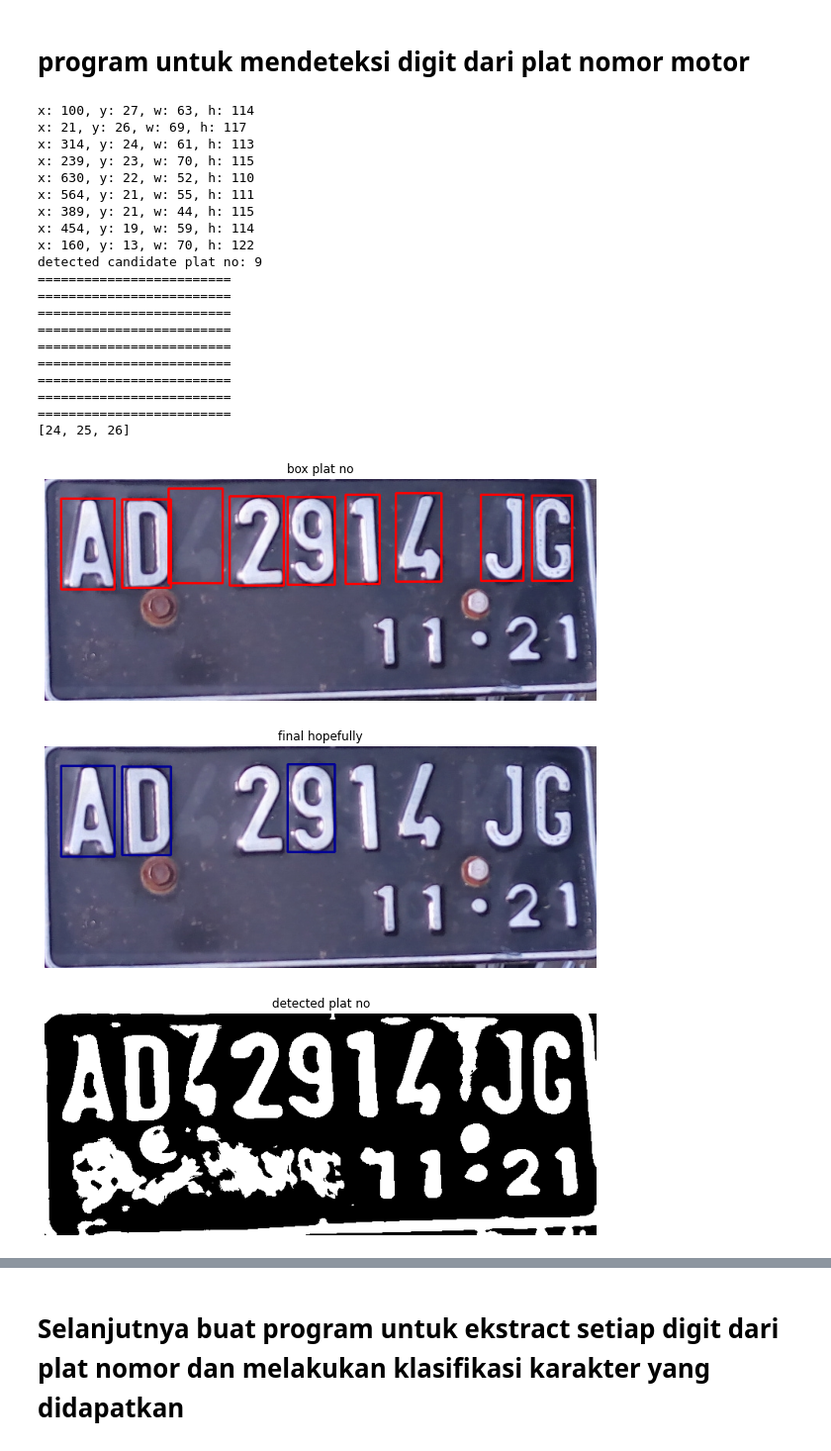
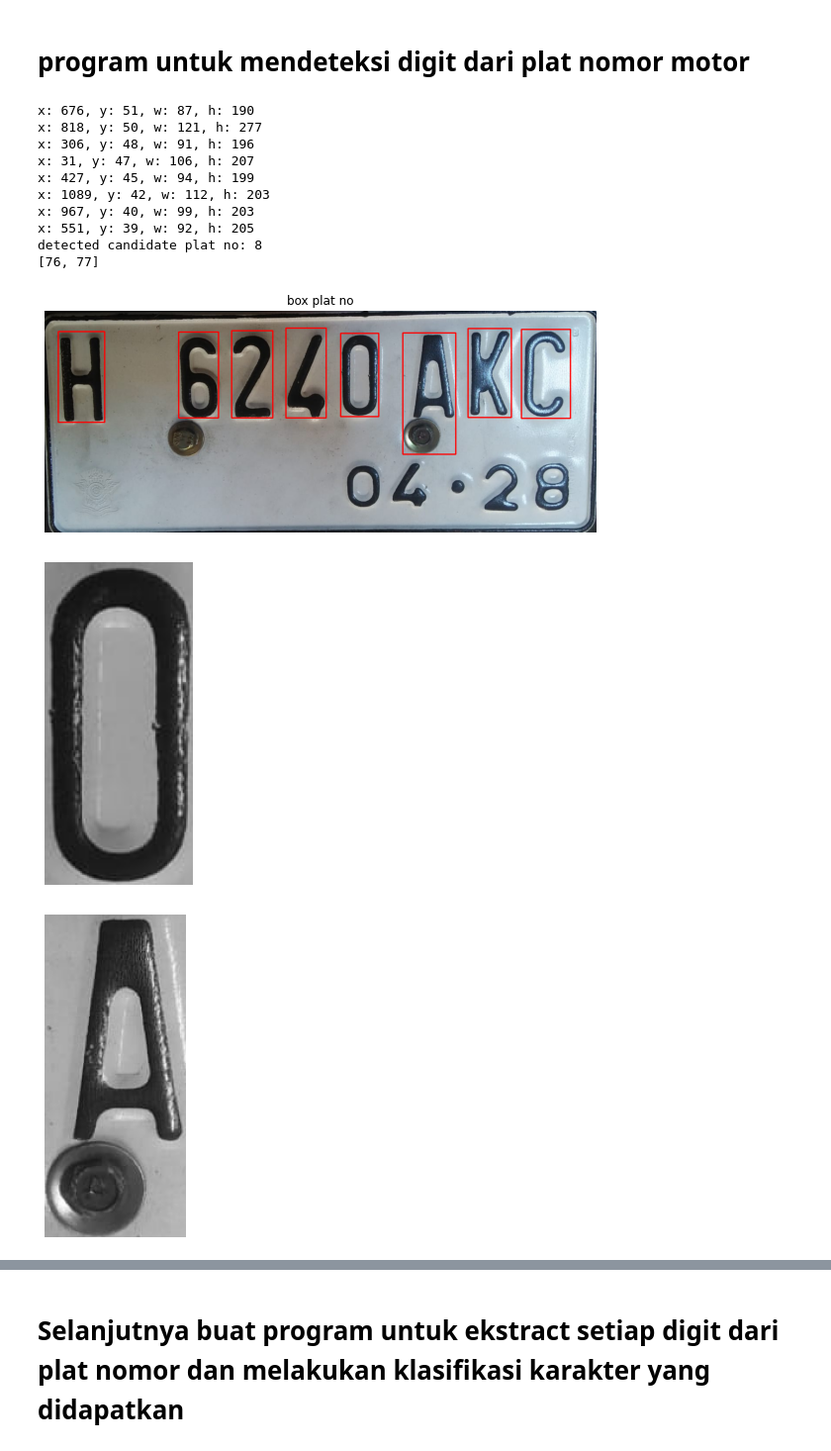
Before and after one commit to ahsanu123/ahsanu123, a Jupyter notebook: license-plate-recognition-using-cnn.ipynb, the cells around one changed output, grey strips where cells are left out. Shown at 99% size. Cells and saved outputs as stored; diff of their text form; code cells hidden in the pictures.

Commit message:
Kaggle Notebook | License plate recognition using CNN | Version 7

```diff
--- a/license-plate-recognition-using-cnn.ipynb
+++ b/license-plate-recognition-using-cnn.ipynb
@@ -48,7 +48,7 @@ display(img, 'input image')
 # program untuk mendeteksi posisi plat nomor dari motor
 # %%
 # img = cv2.imread('/kaggle/input/haarcascadeplatenumber/H4517TI2.jpg')
-# img = cv2.imread('/kaggle/input/haarcascadeplatenumber/H6240AKC.jpg')
+img = cv2.imread('/kaggle/input/haarcascadeplatenumber/H6240AKC.jpg')
 # req = urllib.request.urlopen('https://t-2.tstatic.net/gorontalo/foto/bank/images/12102022_plat-nomor-putih.jpg')
 
 # req = urllib.request.urlopen('https://image.cermati.com/q_70,w_1200,h_800,c_fit/cgbt1mggrzxkk5p5xtot')
@@ -148,7 +148,7 @@ print(f'detected candidate plat no: {len(platno)}')
 
 for a in platno:
     xa,ya,wa,ha = cv2.boundingRect(contour[a])
-    print("=========================")
+#     print("=========================")
     for b in platno:
         if a == b:
             continue
@@ -167,60 +167,54 @@ for a in platno:
 #     print("============================")
     for b in platno:
         if a == b :
             continue
         else:
             xb, yb, wb, hb = cv2.boundingRect(contours[b])
             ydif = ya-yb
 #             print(f'ya: {ya}, yb: {yb}, ydif: {ydif}')
 
             if ydif<11:
                 score[counter] = score[counter]+1
 
     counter += 1
 
 indexRealChar=[]
 charCounter=0
 for sc in score:
     if sc != max(score):
         indexRealChar.append(platno[charCounter])
 
     charCounter+=1
 
 print(indexRealChar)
 finalimg = croppedimg.copy()
 for char in indexRealChar:
     x,y,w,h = cv2.boundingRect(contours[char])
     cv2.rectangle(finalimg, (x,y), (x+w,y+h), (150,0,0),2)
 
-# display(cv2.drawContours(imgrec.copy(), contours, -1, (0, 255, 0), 2))
 display(imgrec, "box plat no")
-display(finalimg, "final hopefully")
-display(hisimg, "detected plat no")
-display(blured, "detected plat no")
-display(image_copy, "contour")
-display(edged, "edged")
-display(dilate, "dilated")
+# display(finalimg, "final hopefully")
+# display(hisimg, "detected plat no")
+# display(blured, "detected plat no")
+# display(image_copy, "contour")
+# display(edged, "edged")
+# display(dilate, "dilated")
+
+for char in platno:
+    x,y,w,h = cv2.boundingRect(contours[char])
+    crop = grayimg[y: y+h, x:x+w]
+    display(crop)
 # %% [output]
-x: 100, y: 27, w: 63, h: 114
-x: 21, y: 26, w: 69, h: 117
-x: 314, y: 24, w: 61, h: 113
-x: 239, y: 23, w: 70, h: 115
-x: 630, y: 22, w: 52, h: 110
-x: 564, y: 21, w: 55, h: 111
-x: 389, y: 21, w: 44, h: 115
-x: 454, y: 19, w: 59, h: 114
-x: 160, y: 13, w: 70, h: 122
-detected candidate plat no: 9
-=========================
-=========================
-=========================
-=========================
-=========================
-=========================
-=========================
-=========================
-=========================
-[24, 25, 26]
+x: 676, y: 51, w: 87, h: 190
+x: 818, y: 50, w: 121, h: 277
+x: 306, y: 48, w: 91, h: 196
+x: 31, y: 47, w: 106, h: 207
+x: 427, y: 45, w: 94, h: 199
+x: 1089, y: 42, w: 112, h: 203
+x: 967, y: 40, w: 99, h: 203
+x: 551, y: 39, w: 92, h: 205
+detected candidate plat no: 8
+[76, 77]
-[figure, old version]
+[figure, new version]
-[figure, old version]
+[figure, new version]
-[figure, old version]
+[figure, new version]
```
Also changed, not shown: parts of 4 cells of this notebook.
